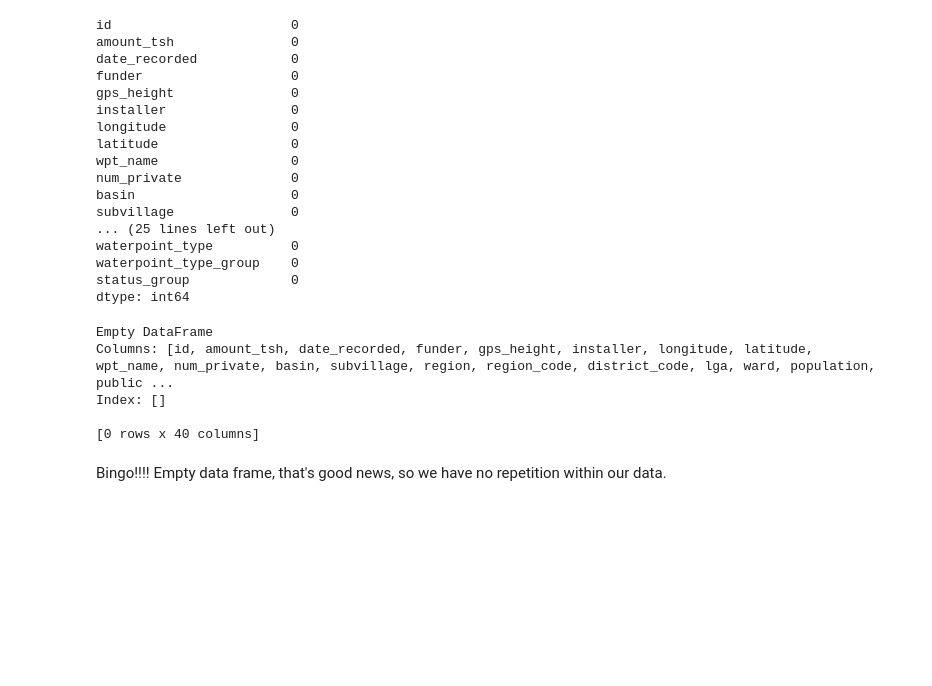
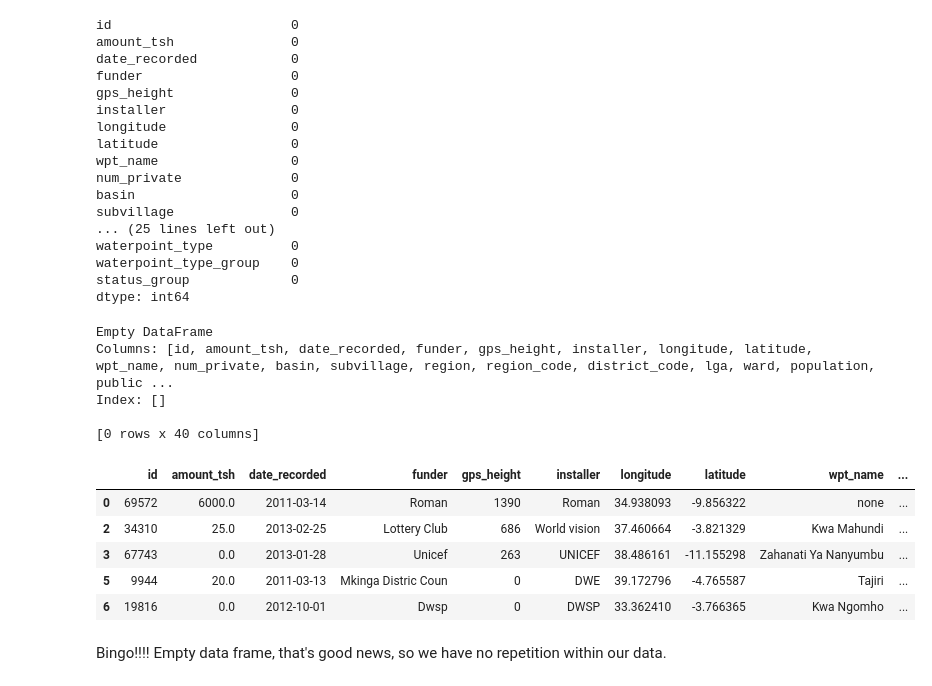
Before and after one commit to Lewis-Gitari/Tanzania-water-wells, a Jupyter notebook: Untitled.ipynb, the cells around one changed output. Cells and saved outputs as stored; diff of their text form; code cells hidden in the pictures; blank space fills up the shorter version.

```diff
--- a/Untitled.ipynb
+++ b/Untitled.ipynb
@@ -231,3 +231,13 @@ Columns: [id, amount_tsh, date_recorded, funder, gps_height, installer, longitud
 Index: []
 
 [0 rows x 40 columns]
+# %%
+pd.set_option('display.max_columns', None)  # Show all columns
+df.head()
+# %% [output]
+|  | id | amount_tsh | date_recorded | funder | gps_height | installer | longitude | latitude | wpt_name | ... |
+| 0 | 69572 | 6000.0 | 2011-03-14 | Roman | 1390 | Roman | 34.938093 | -9.856322 | none | ... |
+| 2 | 34310 | 25.0 | 2013-02-25 | Lottery Club | 686 | World vision | 37.460664 | -3.821329 | Kwa Mahundi | ... |
+| 3 | 67743 | 0.0 | 2013-01-28 | Unicef | 263 | UNICEF | 38.486161 | -11.155298 | Zahanati Ya Nanyumbu | ... |
+| 5 | 9944 | 20.0 | 2011-03-13 | Mkinga Distric Coun | 0 | DWE | 39.172796 | -4.765587 | Tajiri | ... |
+| 6 | 19816 | 0.0 | 2012-10-01 | Dwsp | 0 | DWSP | 33.362410 | -3.766365 | Kwa Ngomho | ... |
```
Also changed, not shown: parts of 32 cells of this notebook.
